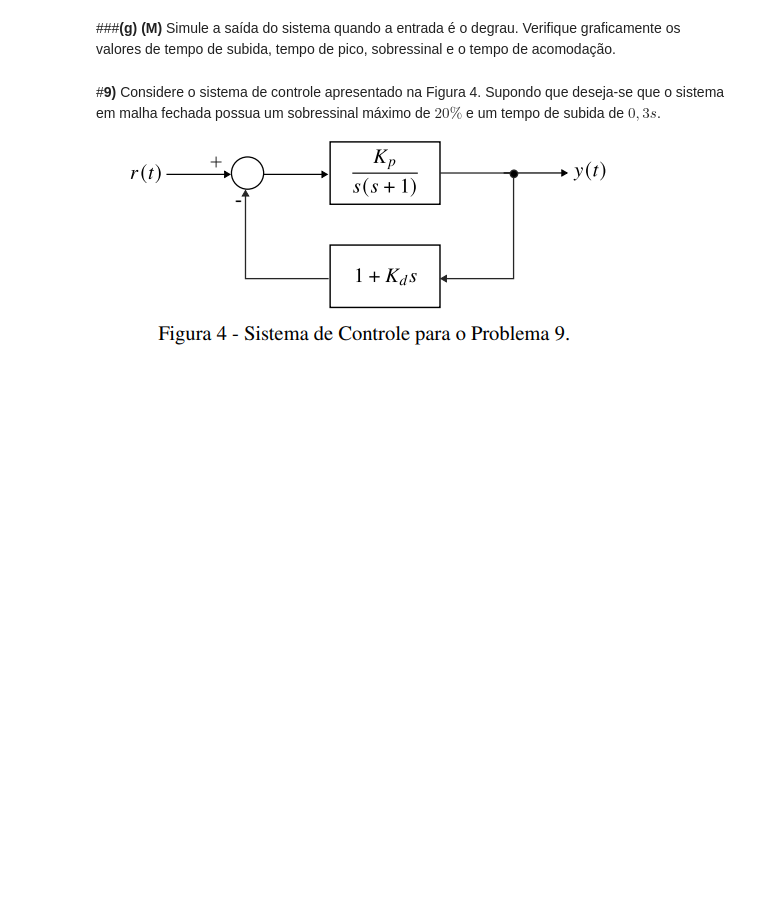
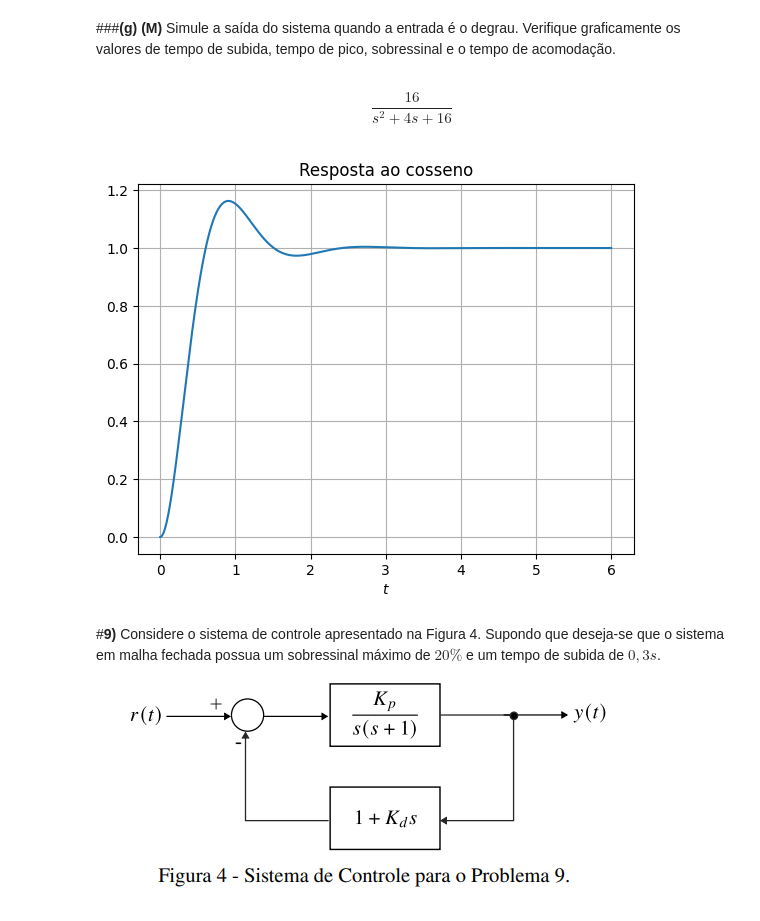
Before and after one commit to nestorfranca/Sinais, a Jupyter notebook: Prova2.ipynb, the cells around one changed output. Drawn from its saved outputs; the diff is of its cells as text; code cells hidden in the pictures; blank space fills up the shorter version.

```diff
--- a/Prova2.ipynb
+++ b/Prova2.ipynb
@@ -496 +575,28 @@ $$𝐻(𝑠) =\frac{16}{𝑠^2 + 4𝑠 + 16}$$
+# %%
+import numpy as np
+import control as control
+
+num = np.array([16])
+den = np.array([1, 4, 16])
+H = control.tf(num, den)
+H
+# %% [output]
+$$\frac{16}{s^2 + 4 s + 16}$$
+# %%
+t0 = 0
+tend = 6
+dt = 1e-4
+Npoints = int((tend - t0)/dt)
+T = np.linspace(t0,tend,Npoints)
+
+x = 1*(T >= 0)
+t, y = control.forced_response(H, T, x)
+
+plt.plot(t, y)
+plt.title('Resposta ao cosseno')
+plt.xlabel('$t$')
+plt.grid()
+plt.show()
+# %% [output]
+[figure, added]
 # %% [markdown]
```
Also changed, not shown: parts of 22 cells of this notebook.
